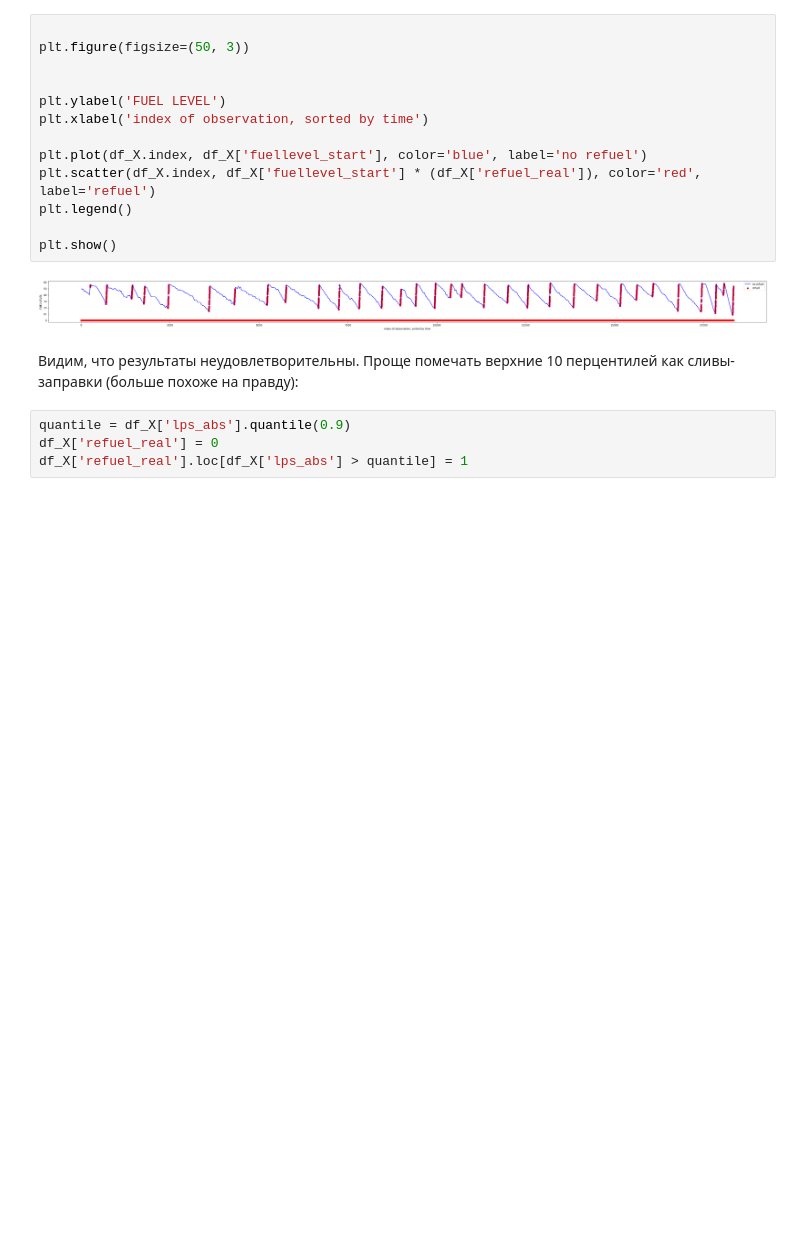
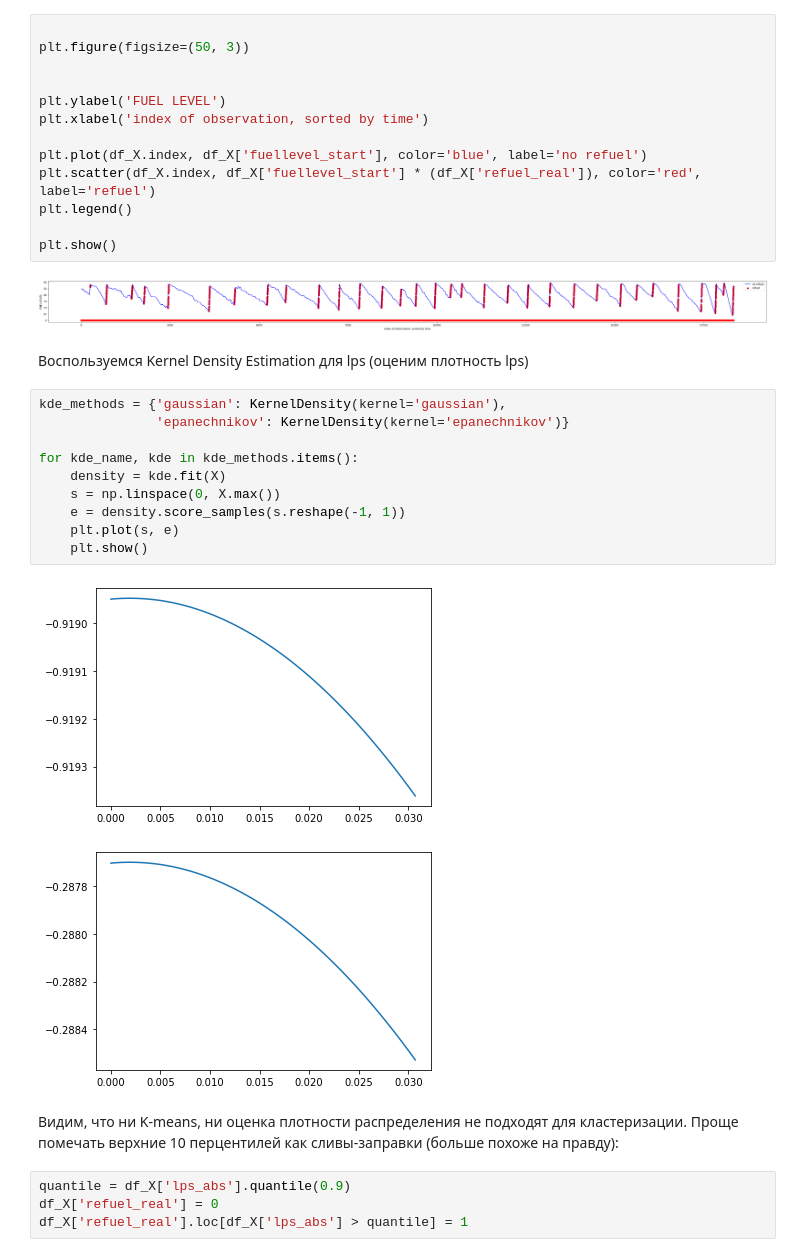
Before and after one commit to MekhailS/datascience-contest, a Jupyter notebook: problems1_2-clustering.ipynb, the cells around one changed output. Cells and saved outputs as stored; diff of their text form; blank space fills up the shorter version.

```diff
--- a/problems1_2-clustering.ipynb
+++ b/problems1_2-clustering.ipynb
@@ -91,8 +96,24 @@ plt.legend()
 plt.show()
 # %% [output]
 [figure]
+# %% [markdown]
+Воспользуемся Kernel Density Estimation для lps (оценим плотность lps)
+# %%
+kde_methods = {'gaussian': KernelDensity(kernel='gaussian'),
+               'epanechnikov': KernelDensity(kernel='epanechnikov')}
+
+for kde_name, kde in kde_methods.items():
+    density = kde.fit(X)
+    s = np.linspace(0, X.max())
+    e = density.score_samples(s.reshape(-1, 1))
+    plt.plot(s, e)
+    plt.show()
+# %% [output]
+[figure, added]
+[figure, added]
 # %% [markdown]
-Видим, что результаты неудовлетворительны. Проще помечать верхние 10 перцентилей как
+Видим, что ни K-means, ни оценка плотности распределения не подходят
+для кластеризации. Проще помечать верхние 10 перцентилей как
 сливы-заправки (больше похоже на правду):
 # %%
 quantile = df_X['lps_abs'].quantile(0.9)
```
Also changed, not shown: parts of 3 cells of this notebook, 21 other files.
